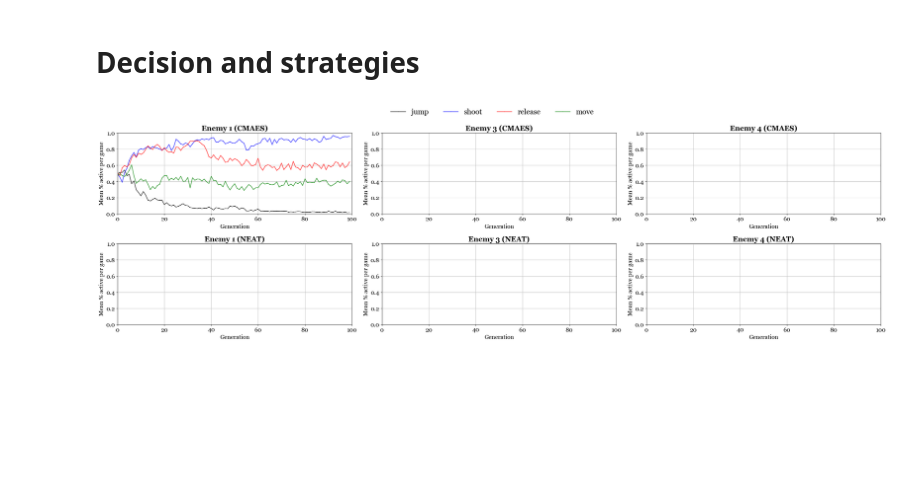
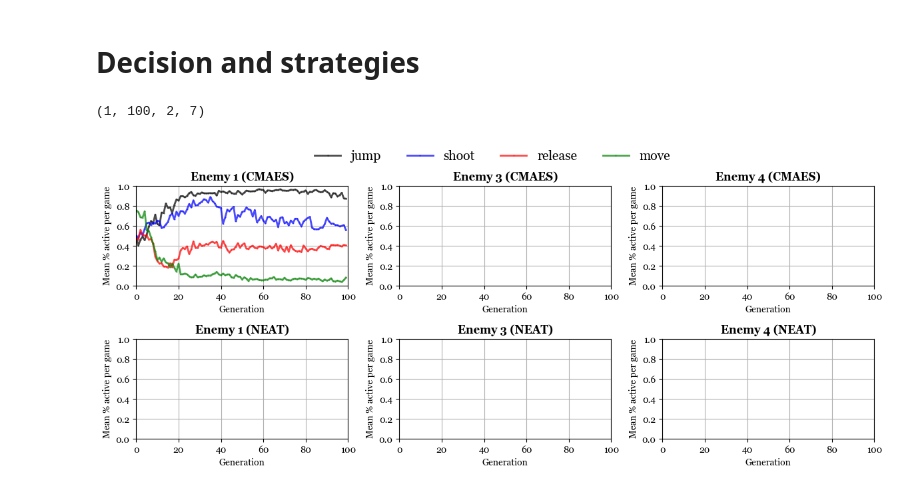
Before and after one commit to jonas4climate/evoman_ec, a Jupyter notebook: notebook.ipynb, the cells around one changed output. Cells and saved outputs as stored; diff of their text form; code cells hidden in the pictures; blank space fills up the shorter version.

Commit message:
Full setup for plotting

```diff
--- a/notebook.ipynb
+++ b/notebook.ipynb
@@ -49,9 +52,9 @@ for (i, enemy) in enumerate(ENEMIES):
 # %%
 # 3rd dimension: Mean & STD
 # 4th dimension: Left, Right, Jump, Shoot, Release
-cmaes_decisions = np.zeros((len(ENEMIES), N_RUNS, 2, 5))
+cmaes_decisions = np.zeros((len(ENEMIES), N_RUNS, 2, 7))
 
-for (i, enemy) in enumerate(ENEMIES):
+for (i, enemy) in enumerate(ENEMIES[:1]):
     cmaes_decisions = np.load(os.path.join('data', 'cmaes', f'{enemy}', 'all_decisions_static.npy'))
 # %% [markdown]
 ### Algorithm 2: NEAT
@@ -294,47 +299,51 @@ nan
 1.2582601994224184e-25
 # %% [markdown]
 # Decision and strategies
+# %%
+cmaes_decisions.shape
+# %% [output]
+(1, 100, 2, 7)
 # %%
 from scipy.stats import ttest_ind
 
-mpl.rc('font', size=16)
+mpl.rc('font', size=10)
 
 ALGORITHMS = ['CMAES', 'NEAT']
-MOVES = ['left', 'right', 'jump', 'shoot', 'release']
+MOVES = ['left', 'right', 'jump', 'shoot', 'release', 'move', 'jump or release']
 COLORS = ['black', 'blue', 'red', 'green']
 
-fig, axes = plt.subplots(2, len(ENEMIES), figsize=(30, 9))
+fig, axes = plt.subplots(2, len(ENEMIES), figsize=(12, 5))
 
 # Plot setup
 for (k, alg) in enumerate(ALGORITHMS):
     for (i, enemy) in enumerate(ENEMIES):
         # Y-axis
         axes[k, i].set_ylim(0, 1.0)
         axes[k, i].set_yticks(np.arange(0, 1.01, 0.2))
         axes[k, i].set_ylabel("Mean % active per game")
 
         # Y-axis
         axes[k, i].set_xlim(0, NGEN)
         axes[k, i].set_xticks(np.arange(0, NGEN + 1, 20))
         axes[k, i].set_xlabel("Generation")
 
         # Whole plot
         axes[k, i].set_title(f"Enemy {enemy} ({alg})", weight="bold")
         axes[k, i].grid()
 
 # Plotting data
 for (k, alg) in enumerate(ALGORITHMS):
     # TODO: Remove '[:1]'
     for i in range(len(ENEMIES))[:1]:
-        for j in range(len(MOVES))[1:]:
+        for (j, move) in enumerate(MOVES[2:6], 2):
             if k == 0:
-                axes[k, i].plot(cmaes_decisions[i, :, 0, j], alpha=0.7, lw=1.8, marker='.', ms=0.8, color=COLORS[j-1], label=MOVES[j-1])
+                axes[k, i].plot(cmaes_decisions[i, :, 0, j], alpha=0.7, lw=2.0, marker='.', ms=0.8, color=COLORS[j-2], label=move)
             else:
                 pass
                 # axes[k, i].plot(neat_decisions[i, :, 0, j], alpha=0.7, lw=0.8, marker='.', ms=0.8, color="blue")
 
 fig.tight_layout(rect=[0, 0, 1, 0.95])
-fig.legend(labels=['jump', 'shoot', 'release', 'move'], loc='upper center', ncol=4, bbox_to_anchor=(0.5, 1.02), fontsize=20, frameon=False)
+fig.legend(labels=['jump', 'shoot', 'release', 'move'], loc='upper center', ncol=4, bbox_to_anchor=(0.5, 1.02), fontsize=14, frameon=False)
 plt.show()
 # %% [output]
-[figure, old version]
+[figure, new version]
```
Also changed, not shown: parts of 2 cells of this notebook.
